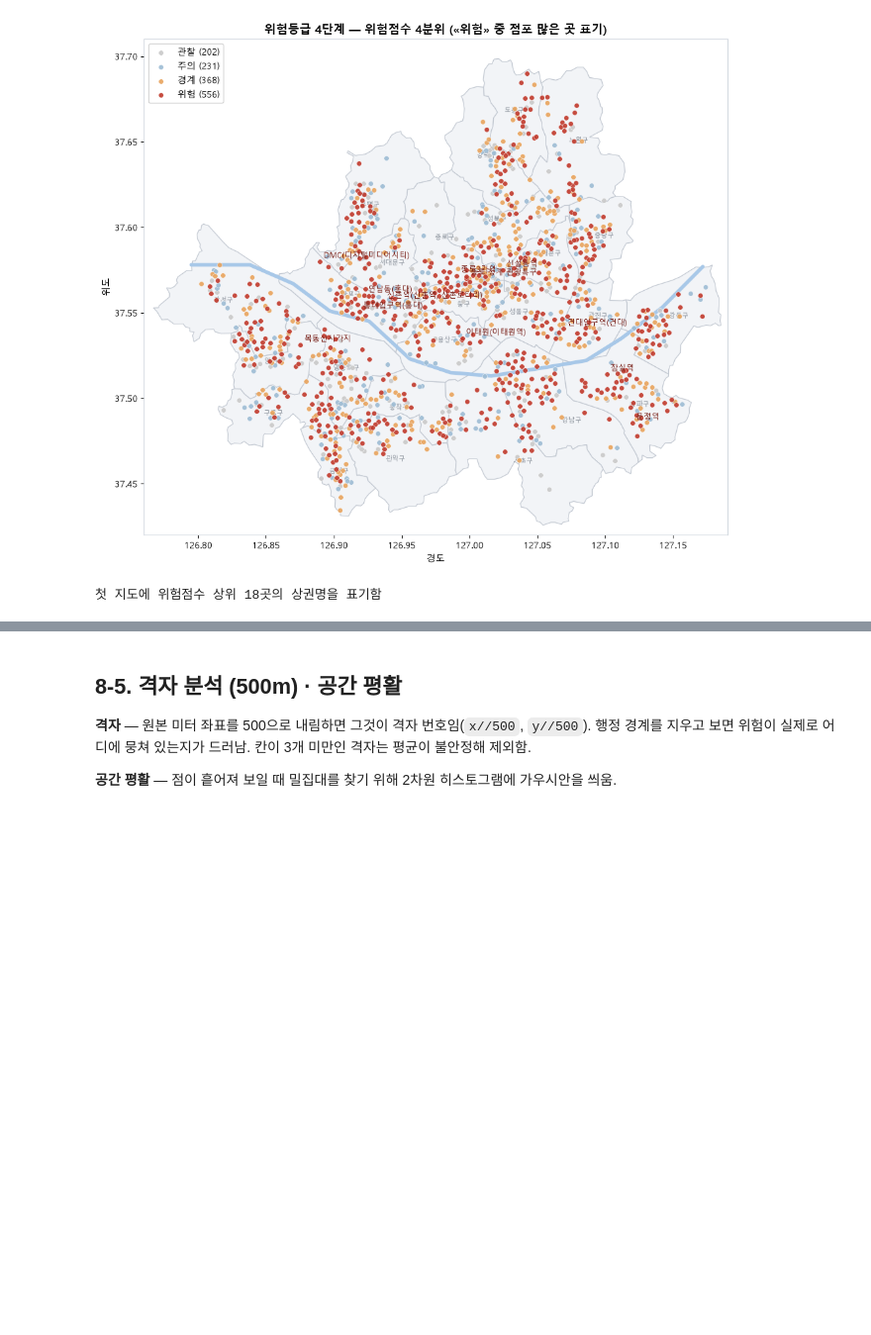
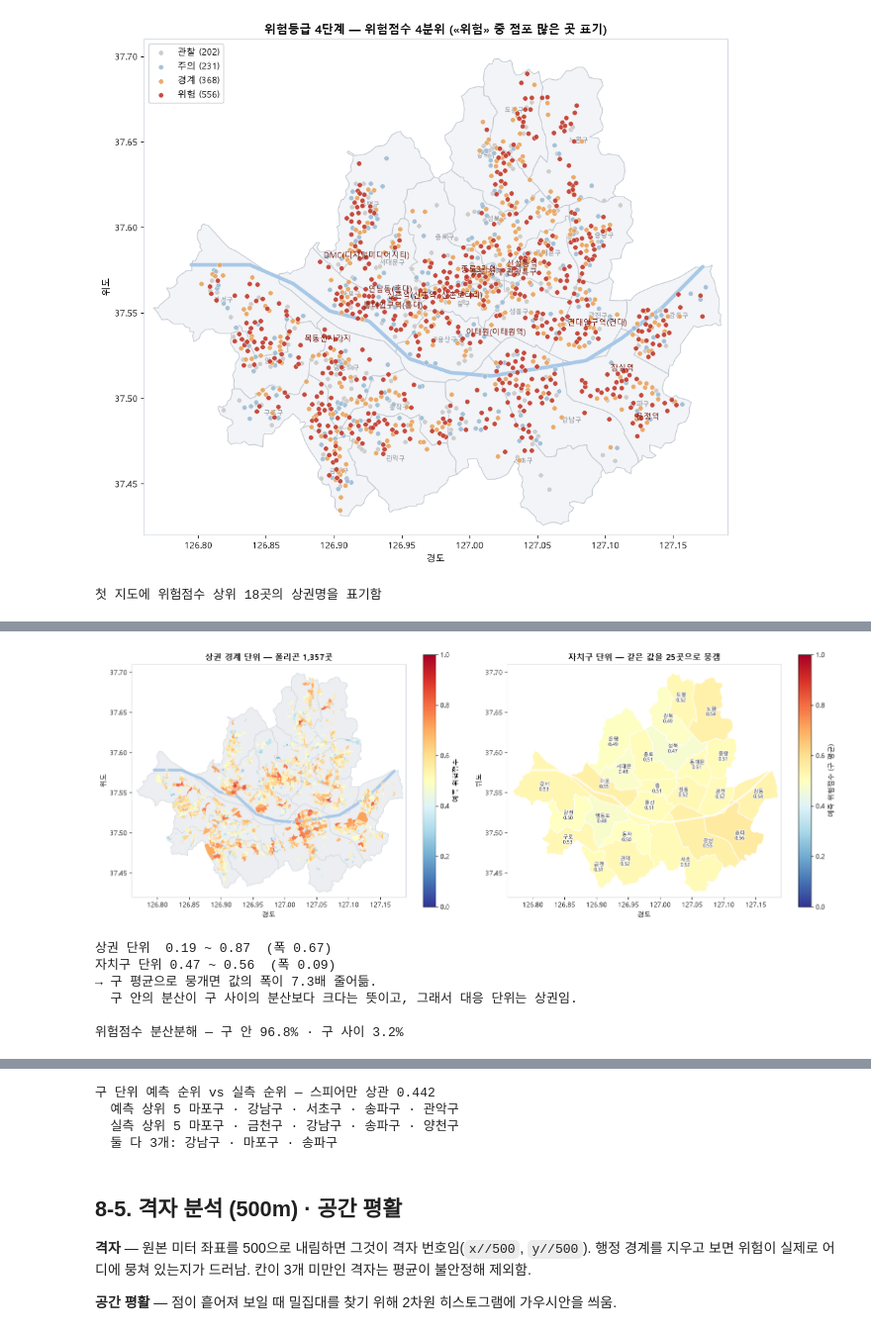
Before and after one commit to d97610-cloud/ai-data-bootcamp, a Jupyter notebook: MLProject/상권_폐업위험_모델링.ipynb, the cells around one changed output, grey strips where cells are left out. Shown at 99% size. Cells and saved outputs as stored; diff of their text form; code cells hidden in the pictures; blank space fills up the shorter version.

```diff
--- a/MLProject/상권_폐업위험_모델링.ipynb
+++ b/MLProject/상권_폐업위험_모델링.ipynb
@@ -1839,0 +1795,75 @@ print(f"  둘 다 든 구 {len(both)}개: {' · '.join(both) if both else '없
+# %%
+from matplotlib.collections import PolyCollection
+from matplotlib import cm, colors as mcolors
+
+# 상권 한 곳의 대표값 = 그 안에서 가장 위험한 업종의 점수 (8-3의 smap 과 같은 기준)
+sk_risk = smap.set_index("상권_코드")["위험점수"]
+gu_stat = (te_geo.groupby("자치구", observed=True)
+           .agg(상권수=("상권_코드", "nunique"), 칸수=("y", "size"),
+                평균위험=("위험점수", "mean"),
+                위험등급비중=("위험등급", lambda s: (s == "위험").mean()),
+                실제순감소율=("y", "mean")))
+
+NORM = mcolors.Normalize(0, 1)          # 두 장에서 같은 눈금 — 8-3 버블과도 같음
+CMAP = "RdYlBu_r"
+
+fig, axes = plt.subplots(1, 2, figsize=(15.6, 6.9))
+
+# ── 왼쪽: 상권 폴리곤 ──
+seoul_base(axes[0], labels=False, fill="#eceef1", edge="#d3d8de", river=True)
+verts, vals = [], []
+for cd, v in sk_risk.items():
+    for ring in SK_RINGS.get(cd, []):
+        verts.append(ring); vals.append(v)
+pc = PolyCollection(verts, array=np.array(vals), cmap=CMAP, norm=NORM,
+                    edgecolors="white", linewidths=.15, zorder=3)
+axes[0].add_collection(pc)
+plt.colorbar(pc, ax=axes[0], shrink=.78, label="예측 위험점수")
+axes[0].set_title(f"상권 경계 단위 — 폴리곤 {len(sk_risk):,}곳", weight="bold", fontsize=12)
+
+# ── 오른쪽: 같은 값을 자치구로 뭉갬 ──
+gu_v = smap.groupby("자치구", observed=True)["위험점수"].mean()
+sm = cm.ScalarMappable(norm=NORM, cmap=CMAP); sm.set_array([])
+seoul_base(axes[1], labels=False, fill="#eceef1", edge="white", river=False)
+for g_, P in GU_POLY.items():
+    axes[1].add_patch(MplPolygon(P, closed=True, ec="white", lw=1.1, zorder=1,
+                                 fc=sm.to_rgba(gu_v[g_]) if g_ in gu_v.index else "#e8eaed"))
+    if g_ in gu_v.index:
+        axes[1].text(*GU_CENTER[g_], f"{g_[:-1]}\n{gu_v[g_]:.2f}", fontsize=7.4, color="#111",
+                     ha="center", va="center", zorder=3,
+                     path_effects=[pe.withStroke(linewidth=2.2, foreground="white")])
+axes[1].plot(HANGANG[:, 0], HANGANG[:, 1], c="white", lw=3, alpha=.8,
+             solid_capstyle="round", zorder=2)
+plt.colorbar(sm, ax=axes[1], shrink=.78, label="예측 위험점수 (구 평균)")
+axes[1].set_title("자치구 단위 — 같은 값을 25곳으로 뭉갬", weight="bold", fontsize=12)
+
+plt.tight_layout(); plt.savefig(FIG / "gis_choropleth.png", dpi=140); plt.show()
+
+print(f"상권 단위  {sk_risk.min():.2f} ~ {sk_risk.max():.2f}  (폭 {sk_risk.max()-sk_risk.min():.2f})")
+print(f"자치구 단위 {gu_v.min():.2f} ~ {gu_v.max():.2f}  (폭 {gu_v.max()-gu_v.min():.2f})")
+print(f"→ 구 평균으로 뭉개면 값의 폭이 {(sk_risk.max()-sk_risk.min())/(gu_v.max()-gu_v.min()):.1f}배 줄어듦.")
+print("  구 안의 분산이 구 사이의 분산보다 크다는 뜻이고, 그래서 대응 단위는 상권임.\n")
+
+# 구 안에서 얼마나 갈리는지 — 분산분해
+_g = smap.groupby("자치구", observed=True)["위험점수"]
+ss_w = float(((smap["위험점수"] - _g.transform("mean")) ** 2).sum())
+ss_b = float(((_g.transform("mean") - smap["위험점수"].mean()) ** 2).sum())
+print(f"위험점수 분산분해 — 구 안 {ss_w/(ss_w+ss_b):.1%} · 구 사이 {ss_b/(ss_w+ss_b):.1%}")
+
+display(gu_stat.sort_values("평균위험", ascending=False).round(3))
+rho = gu_stat["평균위험"].corr(gu_stat["실제순감소율"], method="spearman")
+top_p = gu_stat["평균위험"].nlargest(5).index.tolist()
+top_a = gu_stat["실제순감소율"].nlargest(5).index.tolist()
+both = sorted(set(top_p) & set(top_a))
+print(f"구 단위 예측 순위 vs 실측 순위 — 스피어만 상관 {rho:.3f}")
+print(f"  예측 상위 5 {' · '.join(top_p)}")
+print(f"  실측 상위 5 {' · '.join(top_a)}")
+print(f"  둘 다 {len(both)}개: {' · '.join(both) if both else '없음'}")
+# %% [output]
+[figure, added]
+상권 단위  0.19 ~ 0.87  (폭 0.67)
+자치구 단위 0.47 ~ 0.56  (폭 0.09)
+→ 구 평균으로 뭉개면 값의 폭이 7.3배 줄어듦.
+  구 안의 분산이 구 사이의 분산보다 크다는 뜻이고, 그래서 대응 단위는 상권임.
+
+위험점수 분산분해 — 구 안 96.8% · 구 사이 3.2%
@@ -1840,3 +1888,7 @@ print(f"  둘 다 든 구 {len(both)}개: {' · '.join(both) if both else '없
+구 단위 예측 순위 vs 실측 순위 — 스피어만 상관 0.442
+  예측 상위 5 마포구 · 강남구 · 서초구 · 송파구 · 관악구
+  실측 상위 5 마포구 · 금천구 · 강남구 · 송파구 · 양천구
+  둘 다 3개: 강남구 · 마포구 · 송파구
 # %% [markdown]
 ## 8-5. 격자 분석 (500m) · 공간 평활
 
```
Also changed, not shown: parts of 11 cells of this notebook, 27 other files.
